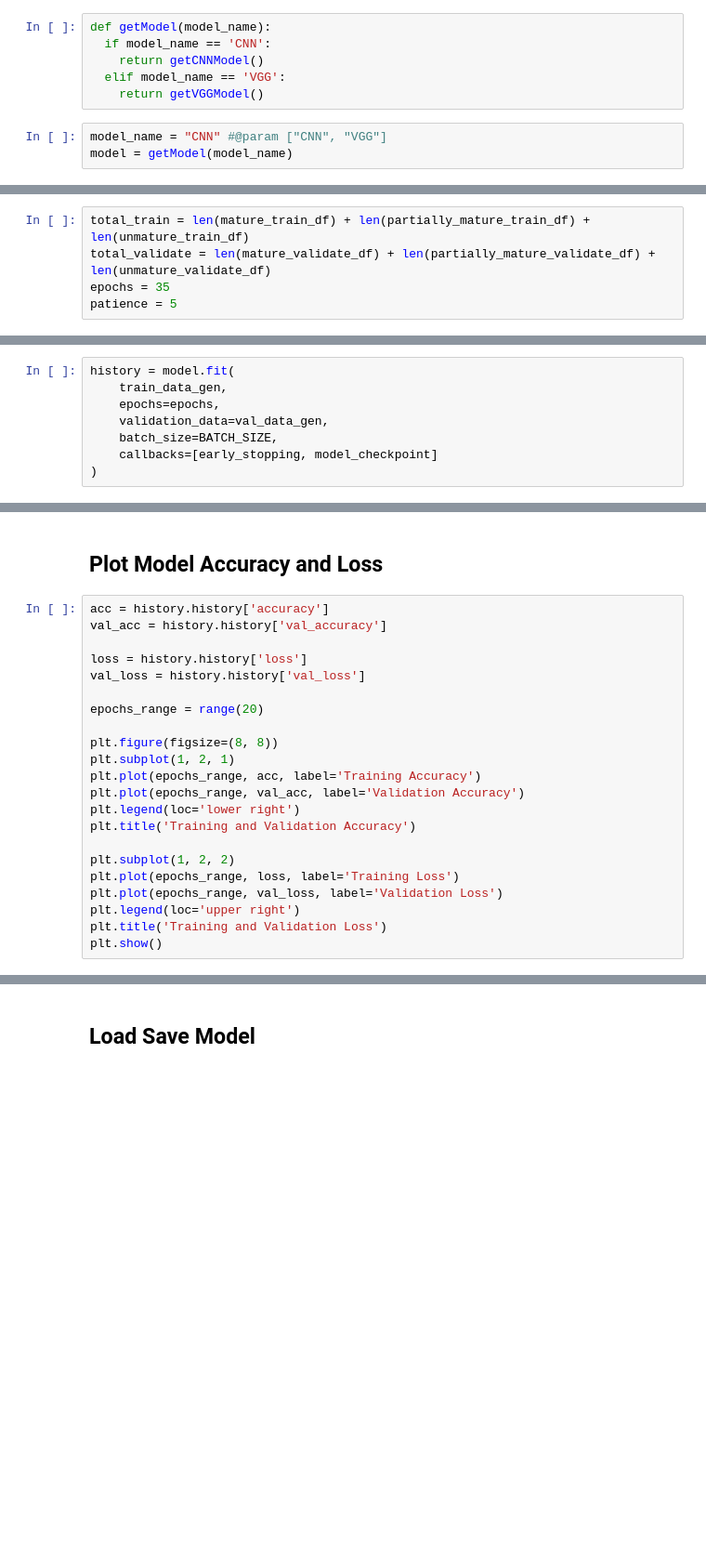
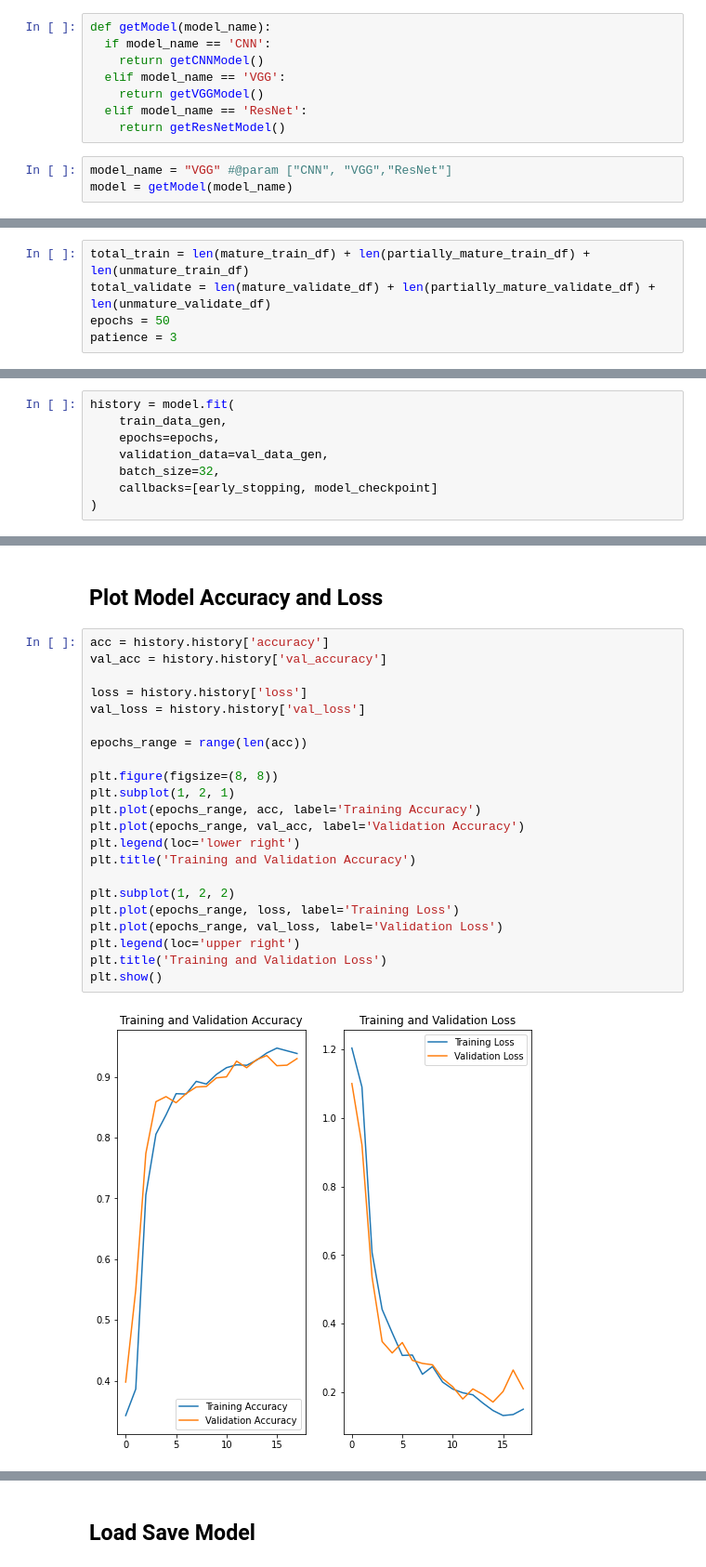
Before and after one commit to GGolfz/Papaya-Classification, a Jupyter notebook: Papaya_Ripeness_Classification.ipynb, the cells around one changed output, grey strips where cells are left out. Shown at 93% size. Drawn from its saved outputs; the diff is of its cells as text; blank space fills up the shorter version.

```diff
--- a/Papaya_Ripeness_Classification.ipynb
+++ b/Papaya_Ripeness_Classification.ipynb
@@ -236,6 +418,8 @@ def getModel(model_name):
     return getCNNModel()
   elif model_name == 'VGG':
     return getVGGModel()
+  elif model_name == 'ResNet':
+    return getResNetModel()
 # %%
-model_name = "CNN" #@param ["CNN", "VGG"]
+model_name = "VGG" #@param ["CNN", "VGG","ResNet"]
 model = getModel(model_name)
@@ -254,8 +459,8 @@ model.summary()
 # %%
 total_train = len(mature_train_df) + len(partially_mature_train_df) + len(unmature_train_df)
 total_validate = len(mature_validate_df) + len(partially_mature_validate_df) + len(unmature_validate_df)
-epochs = 35
-patience = 5
+epochs = 50
+patience = 3
 # %%
 model_checkpoint = tf.keras.callbacks.ModelCheckpoint(
     model_name, save_best_only=True)
@@ -265,6 +470,6 @@ history = model.fit(
     train_data_gen,
     epochs=epochs,
     validation_data=val_data_gen,
-    batch_size=BATCH_SIZE,
+    batch_size=32,
     callbacks=[early_stopping, model_checkpoint]
 )
@@ -273,24 +497,26 @@ history = model.fit(
 # %%
 acc = history.history['accuracy']
 val_acc = history.history['val_accuracy']
 
 loss = history.history['loss']
 val_loss = history.history['val_loss']
 
-epochs_range = range(20)
+epochs_range = range(len(acc))
 
 plt.figure(figsize=(8, 8))
 plt.subplot(1, 2, 1)
 plt.plot(epochs_range, acc, label='Training Accuracy')
 plt.plot(epochs_range, val_acc, label='Validation Accuracy')
 plt.legend(loc='lower right')
 plt.title('Training and Validation Accuracy')
 
 plt.subplot(1, 2, 2)
 plt.plot(epochs_range, loss, label='Training Loss')
 plt.plot(epochs_range, val_loss, label='Validation Loss')
 plt.legend(loc='upper right')
 plt.title('Training and Validation Loss')
 plt.show()
+# %% [output]
+[figure, added]
 # %%
 history.history
```
Also changed, not shown: parts of 60 cells of this notebook, 24 other files.
